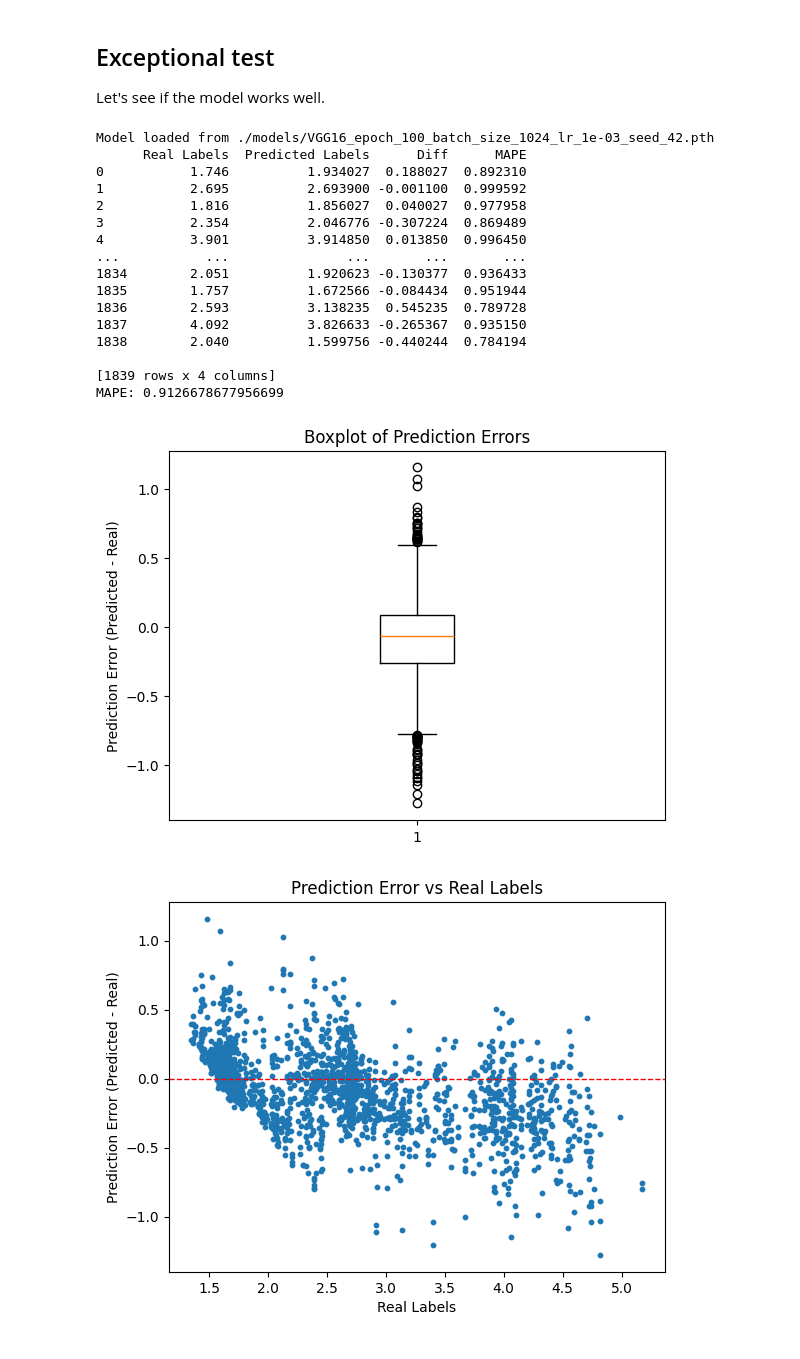
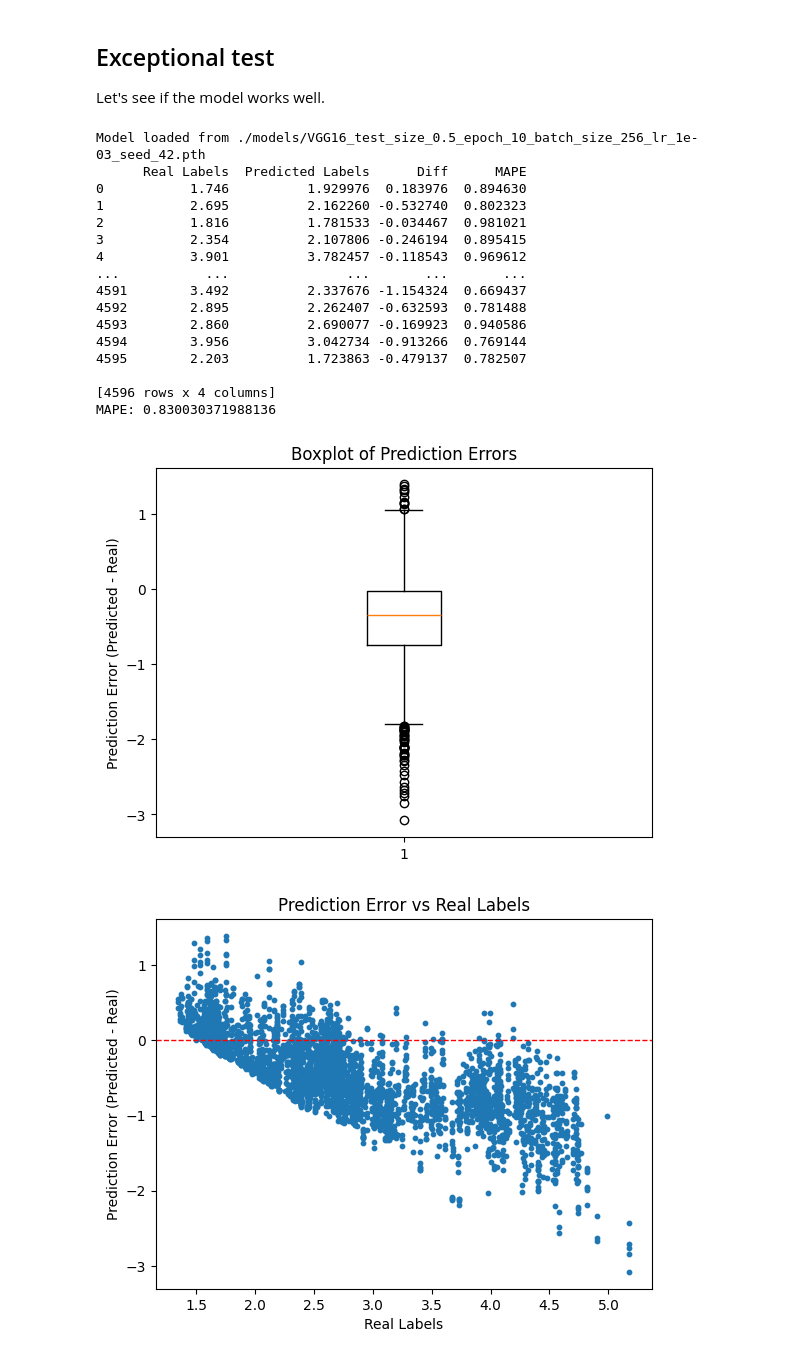
Before and after one commit to Zeyu-Xie/Myosotis-CcGAN, a Jupyter notebook: tasks/t4_VGG16_on_argumented_datasets/VGG16_128_regression.ipynb, the cells around one changed output. Saved outputs shown, nothing was run; the diff lists cells and outputs as text; code cells hidden in the pictures.

```diff
--- a/tasks/t4_VGG16_on_argumented_datasets/VGG16_128_regression.ipynb
+++ b/tasks/t4_VGG16_on_argumented_datasets/VGG16_128_regression.ipynb
@@ -30,11 +30,11 @@ SEED = 42
 MIN_LABEL = 1.3
 MAX_LABEL = 5.2
 # Hyperparameters
-NUM_EPOCHS = 100
+NUM_EPOCHS = 10
 LR = 1e-3
 LR_WEIGHT_DECAY = 1e-4
-TEST_SIZE = 0.2
-BATCH_SIZE_TRAIN = 1024
+TEST_SIZE = 0.5
+BATCH_SIZE_TRAIN = 256
 BATCH_SIZE_VAL = 10
 
 # Device
@@ -48,8 +48,8 @@ if not os.path.exists(MODEL_DIR):
 if not os.path.exists(OUTPUT_DIR):
     os.makedirs(OUTPUT_DIR, exist_ok=True)
     print(f"Make new directory {OUTPUT_DIR}")
-MODEL_PATH = f"{MODEL_DIR}/VGG16_epoch_{NUM_EPOCHS}_batch_size_{BATCH_SIZE_TRAIN}_lr_{LR:.0e}_seed_{SEED}.pth"
-OUTPUT_PATH = f"{OUTPUT_DIR}/VGG16_epoch_{NUM_EPOCHS}_batch_size_{BATCH_SIZE_TRAIN}_lr_{LR:.0e}_seed_{SEED}.csv"
+MODEL_PATH = f"{MODEL_DIR}/VGG16_test_size_{TEST_SIZE}_epoch_{NUM_EPOCHS}_batch_size_{BATCH_SIZE_TRAIN}_lr_{LR:.0e}_seed_{SEED}.pth"
+OUTPUT_PATH = f"{OUTPUT_DIR}/VGG16_test_size_{TEST_SIZE}_epoch_{NUM_EPOCHS}_batch_size_{BATCH_SIZE_TRAIN}_lr_{LR:.0e}_seed_{SEED}.csv"
 # %% [output]
 Device: cuda
 # %% [markdown]
@@ -350,7 +343,11 @@ print("Model loaded from", MODEL_PATH)
 
 # Turn to `numpy.array`
 labels_val_real = labels_val.numpy()
-labels_val_predicted = vgg16(images_val_tensor.to(device)).cpu().detach().numpy()
+labels_val_predicted = []
+for _images_val_tensor, _labels_val_tensor in val_loader:
+    preds = vgg16(_images_val_tensor.to(device)).cpu().detach().numpy()
+    labels_val_predicted.append(preds)
+labels_val_predicted = np.concatenate(labels_val_predicted, axis=0)
 
 # Unnormalize labels
 labels_val_real = labels_val_real * (MAX_LABEL - MIN_LABEL) + MIN_LABEL
@@ -364,45 +361,45 @@ labels_val_diff = labels_val_predicted - labels_val_real
 # Make `pandas.DataFrame`
 df = pd.DataFrame(
     {
         "Real Labels": labels_val_real,
         "Predicted Labels": labels_val_predicted,
         "Diff": labels_val_diff,
         "MAPE": 1 - np.abs(labels_val_diff) / labels_val_real
     }
 )
 df.to_csv(OUTPUT_PATH, index = False)
 print(df)
 print(f"MAPE: {df["MAPE"].mean()}")
 
 # Boxplot of the differences
 plt.boxplot(labels_val_diff)
 plt.ylabel("Prediction Error (Predicted - Real)")
 plt.title("Boxplot of Prediction Errors")
 plt.show()
 
 # Plot the differences by the real labels.
 plt.scatter(labels_val_real, labels_val_diff, s=10)
 plt.xlabel("Real Labels")
 plt.ylabel("Prediction Error (Predicted - Real)")
 plt.title("Prediction Error vs Real Labels")
 plt.axhline(0, color="red", linestyle="--", linewidth=1)
 plt.show()
 # %% [output]
-Model loaded from ./models/VGG16_epoch_100_batch_size_1024_lr_1e-03_seed_42.pth
+Model loaded from ./models/VGG16_test_size_0.5_epoch_10_batch_size_256_lr_1e-03_seed_42.pth
       Real Labels  Predicted Labels      Diff      MAPE
-0           1.746          1.934027  0.188027  0.892310
-1           2.695          2.693900 -0.001100  0.999592
-2           1.816          1.856027  0.040027  0.977958
-3           2.354          2.046776 -0.307224  0.869489
-4           3.901          3.914850  0.013850  0.996450
+0           1.746          1.929976  0.183976  0.894630
+1           2.695          2.162260 -0.532740  0.802323
+2           1.816          1.781533 -0.034467  0.981021
+3           2.354          2.107806 -0.246194  0.895415
+4           3.901          3.782457 -0.118543  0.969612
 ...           ...               ...       ...       ...
-1834        2.051          1.920623 -0.130377  0.936433
-1835        1.757          1.672566 -0.084434  0.951944
-1836        2.593          3.138235  0.545235  0.789728
-1837        4.092          3.826633 -0.265367  0.935150
-1838        2.040          1.599756 -0.440244  0.784194
+4591        3.492          2.337676 -1.154324  0.669437
+4592        2.895          2.262407 -0.632593  0.781488
+4593        2.860          2.690077 -0.169923  0.940586
+4594        3.956          3.042734 -0.913266  0.769144
+4595        2.203          1.723863 -0.479137  0.782507
 
-[1839 rows x 4 columns]
-MAPE: 0.9126678677956699
+[4596 rows x 4 columns]
+MAPE: 0.830030371988136
-[figure, old version]
+[figure, new version]
-[figure, old version]
+[figure, new version]
```
Also changed, not shown: parts of 5 cells of this notebook, 1 other file.
